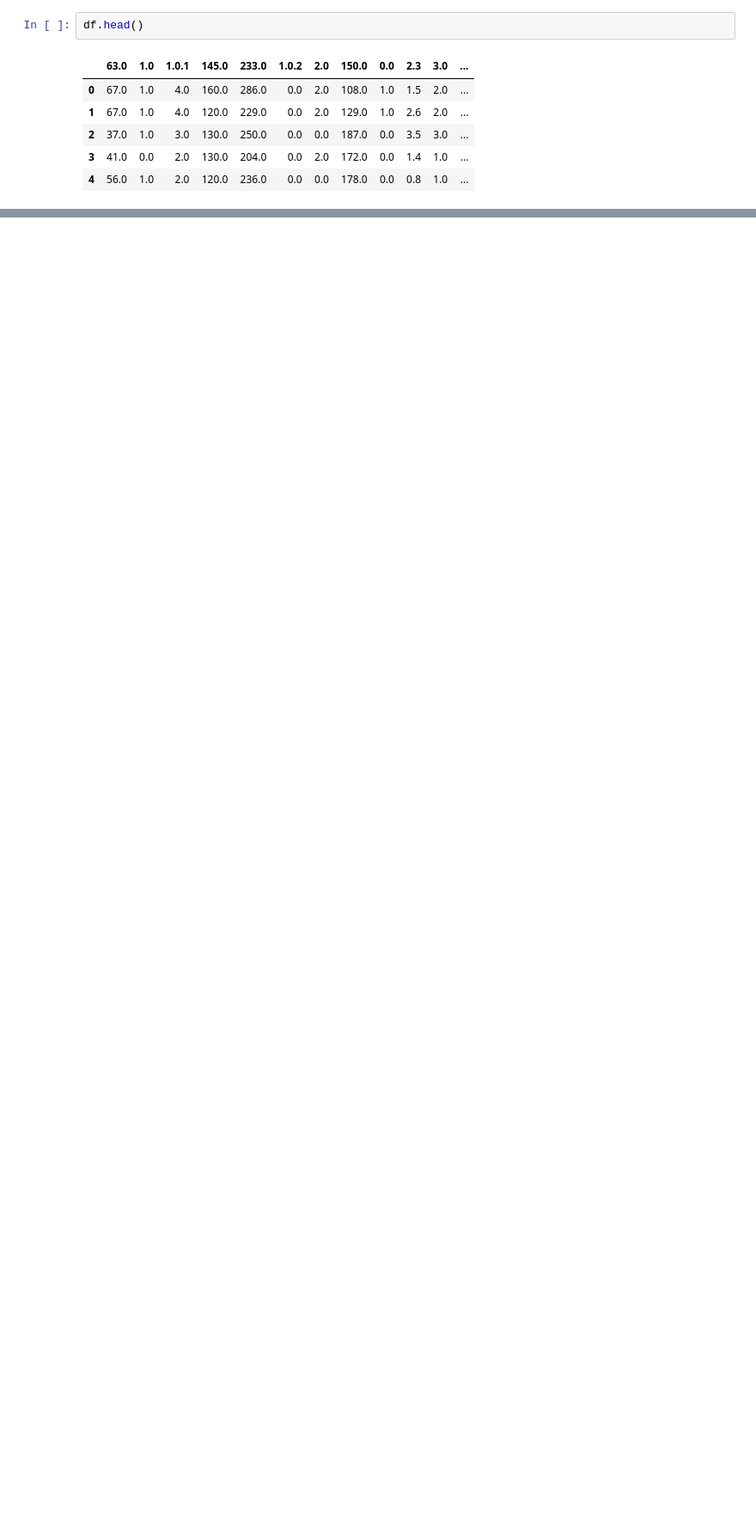
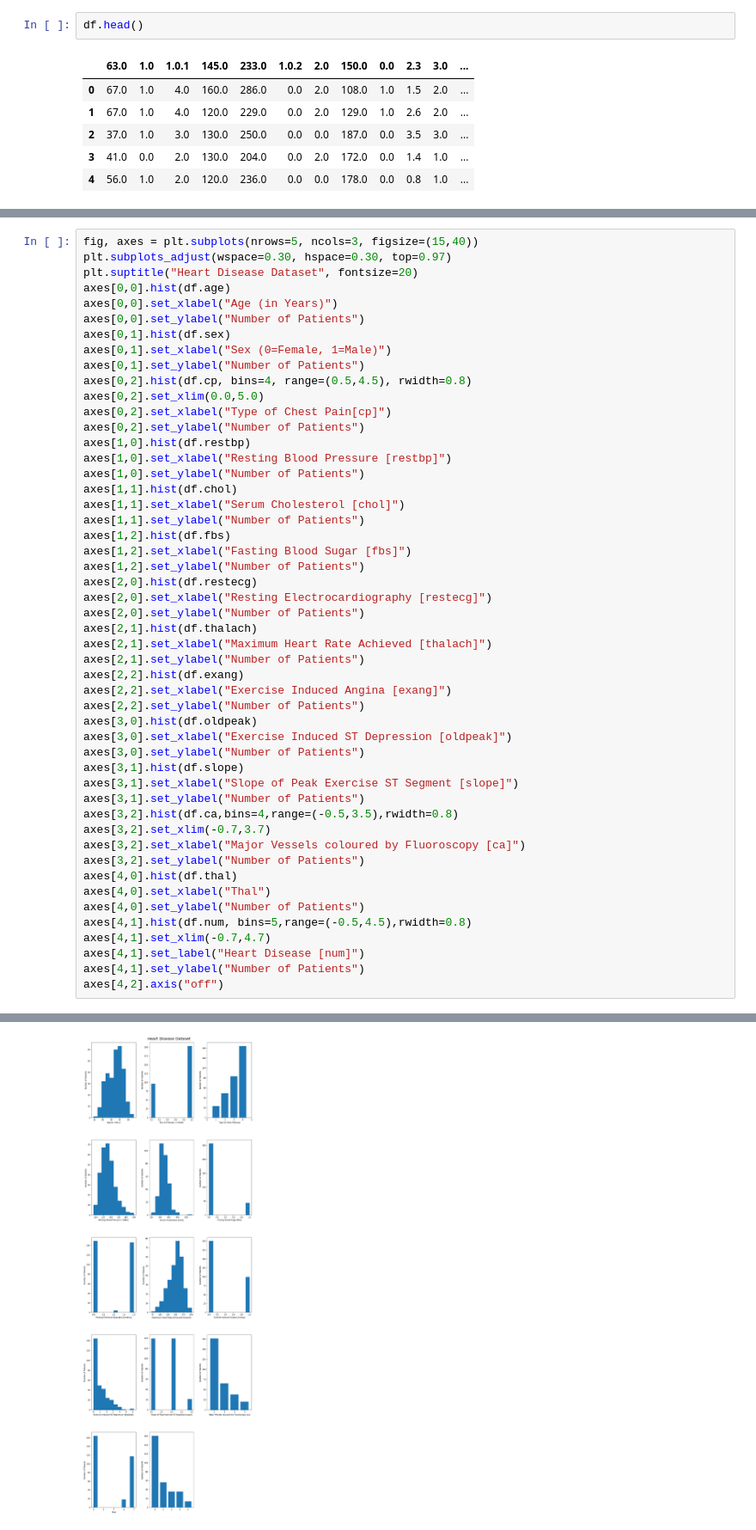
Before and after one commit to Byte7/Heart-Disease-Analysis-and-Prediction, a Jupyter notebook: first_analysis.ipynb, the cells around one changed output, grey strips where cells are left out. Shown at 86% size. Drawn from its saved outputs; the diff is of its cells as text; blank space fills up the shorter version.

Commit message:
added feature value distribution histograms

```diff
--- a/first_analysis.ipynb
+++ b/first_analysis.ipynb
@@ -67,0 +113,51 @@ df.describe()
+# %%
+fig, axes = plt.subplots(nrows=5, ncols=3, figsize=(15,40))
+plt.subplots_adjust(wspace=0.30, hspace=0.30, top=0.97)
+plt.suptitle("Heart Disease Dataset", fontsize=20)
+axes[0,0].hist(df.age)
+axes[0,0].set_xlabel("Age (in Years)")
+axes[0,0].set_ylabel("Number of Patients")
+axes[0,1].hist(df.sex)
+axes[0,1].set_xlabel("Sex (0=Female, 1=Male)")
+axes[0,1].set_ylabel("Number of Patients")
+axes[0,2].hist(df.cp, bins=4, range=(0.5,4.5), rwidth=0.8)
+axes[0,2].set_xlim(0.0,5.0)
+axes[0,2].set_xlabel("Type of Chest Pain[cp]")
+axes[0,2].set_ylabel("Number of Patients")
+axes[1,0].hist(df.restbp)
+axes[1,0].set_xlabel("Resting Blood Pressure [restbp]")
+axes[1,0].set_ylabel("Number of Patients")
+axes[1,1].hist(df.chol)
+axes[1,1].set_xlabel("Serum Cholesterol [chol]")
+axes[1,1].set_ylabel("Number of Patients")
+axes[1,2].hist(df.fbs)
+axes[1,2].set_xlabel("Fasting Blood Sugar [fbs]")
+axes[1,2].set_ylabel("Number of Patients")
+axes[2,0].hist(df.restecg)
+axes[2,0].set_xlabel("Resting Electrocardiography [restecg]")
+axes[2,0].set_ylabel("Number of Patients")
+axes[2,1].hist(df.thalach)
+axes[2,1].set_xlabel("Maximum Heart Rate Achieved [thalach]")
+axes[2,1].set_ylabel("Number of Patients")
+axes[2,2].hist(df.exang)
+axes[2,2].set_xlabel("Exercise Induced Angina [exang]")
+axes[2,2].set_ylabel("Number of Patients")
+axes[3,0].hist(df.oldpeak)
+axes[3,0].set_xlabel("Exercise Induced ST Depression [oldpeak]")
+axes[3,0].set_ylabel("Number of Patients")
+axes[3,1].hist(df.slope)
+axes[3,1].set_xlabel("Slope of Peak Exercise ST Segment [slope]")
+axes[3,1].set_ylabel("Number of Patients")
+axes[3,2].hist(df.ca,bins=4,range=(-0.5,3.5),rwidth=0.8)
+axes[3,2].set_xlim(-0.7,3.7)
+axes[3,2].set_xlabel("Major Vessels coloured by Fluoroscopy [ca]")
+axes[3,2].set_ylabel("Number of Patients")
+axes[4,0].hist(df.thal)
+axes[4,0].set_xlabel("Thal")
+axes[4,0].set_ylabel("Number of Patients")
+axes[4,1].hist(df.num, bins=5,range=(-0.5,4.5),rwidth=0.8)
+axes[4,1].set_xlim(-0.7,4.7)
+axes[4,1].set_label("Heart Disease [num]")
+axes[4,1].set_ylabel("Number of Patients")
+axes[4,2].axis("off")
+# %% [output]
@@ -67,0 +165 @@ df.describe()
+[figure, added]
```
Also changed, not shown: parts of 16 cells of this notebook.
